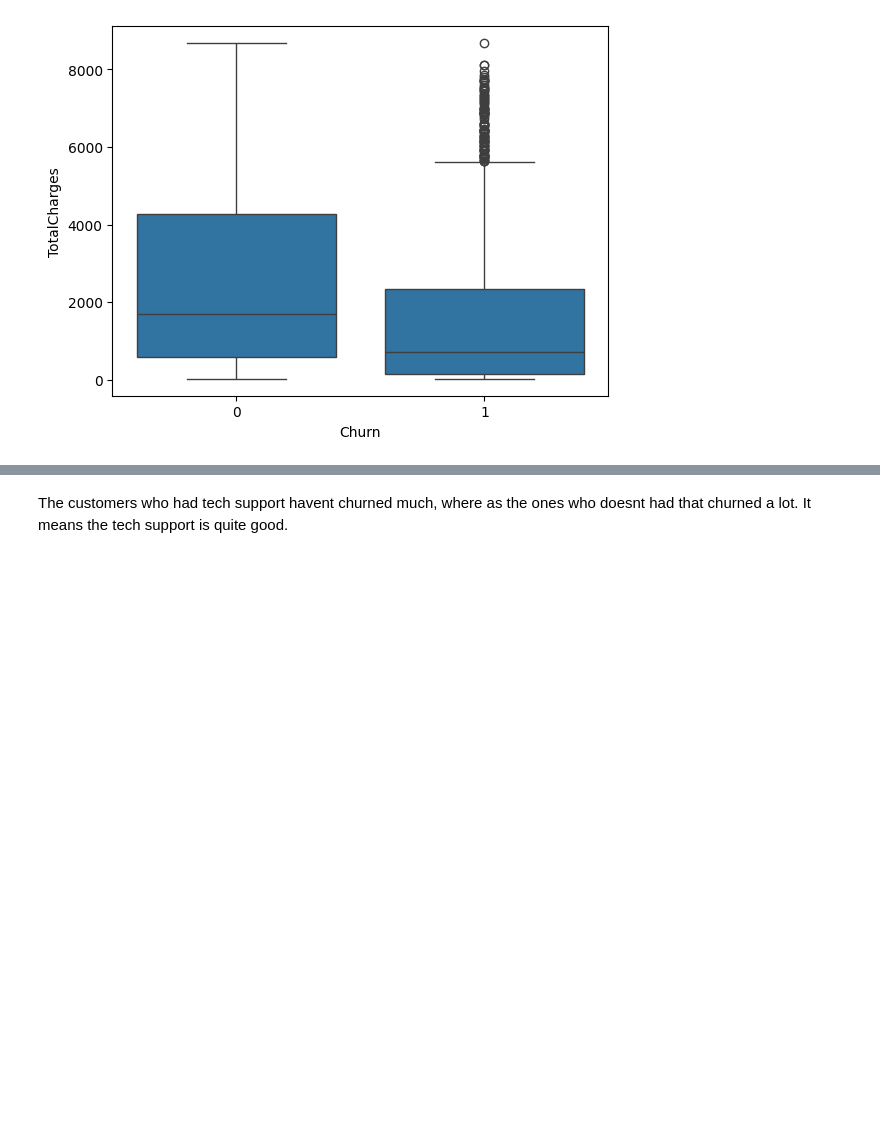
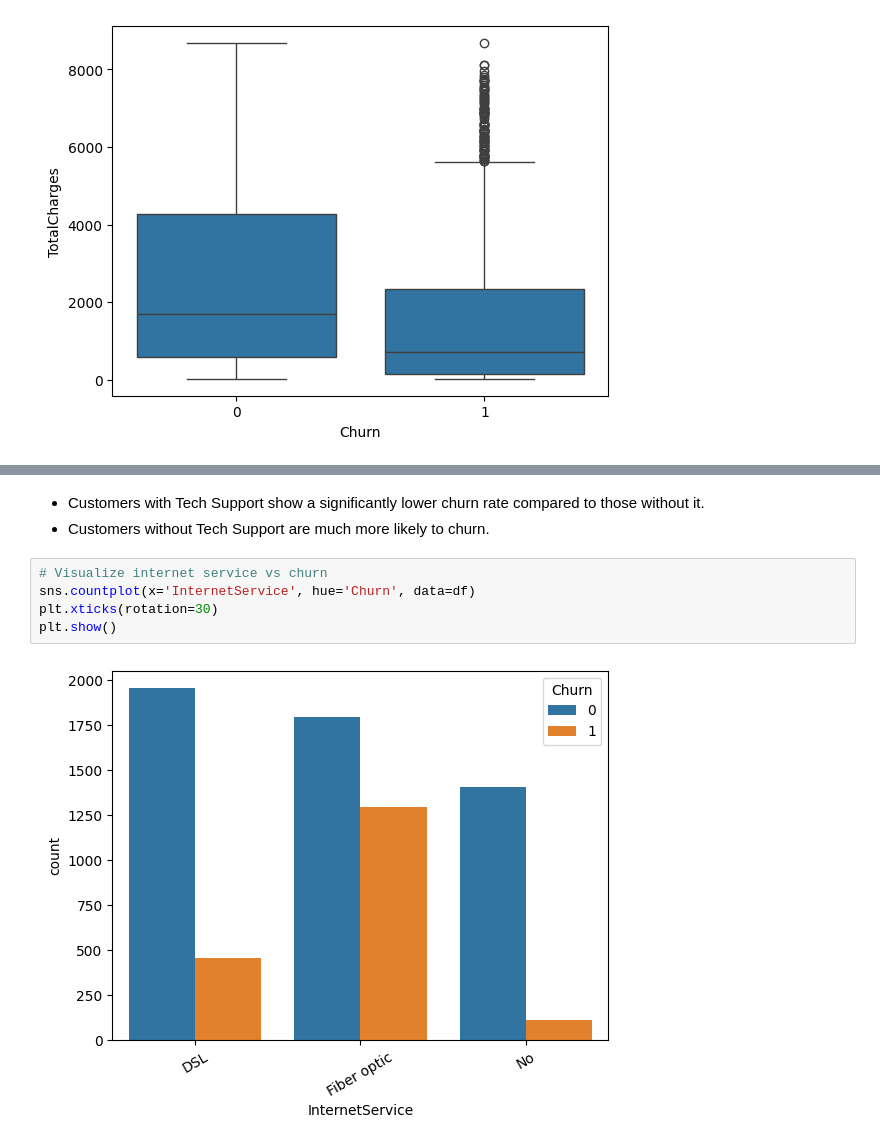
Before and after one commit to abhishiron/telecom-customer-churnn, a Jupyter notebook: customer_churn.ipynb, the cells around one changed output, grey strips where cells are left out. Saved outputs shown, nothing was run; the diff lists cells and outputs as text; blank space fills up the shorter version.

```diff
--- a/customer_churn.ipynb
+++ b/customer_churn.ipynb
@@ -210,2 +364,10 @@ pd.crosstab(df['TechSupport'], df['Churn'], normalize='index') * 100
 # %% [markdown]
-The customers who had tech support havent churned much, where as the ones who doesnt had that churned a lot. It means the tech support is quite good.
+- Customers with Tech Support show a significantly lower churn rate compared to those without it.
+- Customers without Tech Support are much more likely to churn.
+# %%
+# Visualize internet service vs churn
+sns.countplot(x='InternetService', hue='Churn', data=df)
+plt.xticks(rotation=30)
+plt.show()
+# %% [output]
+[figure, added]
```
Also changed, not shown: parts of 78 cells of this notebook.
